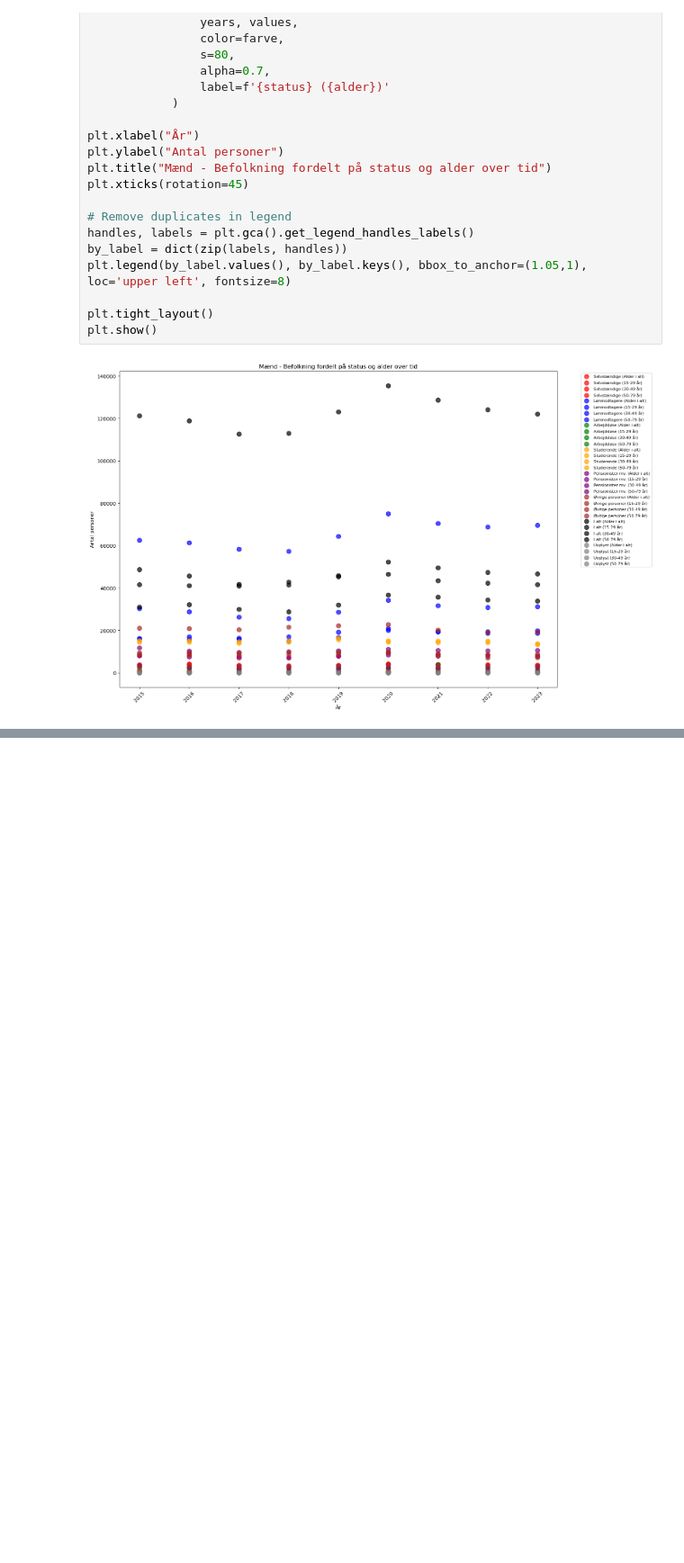
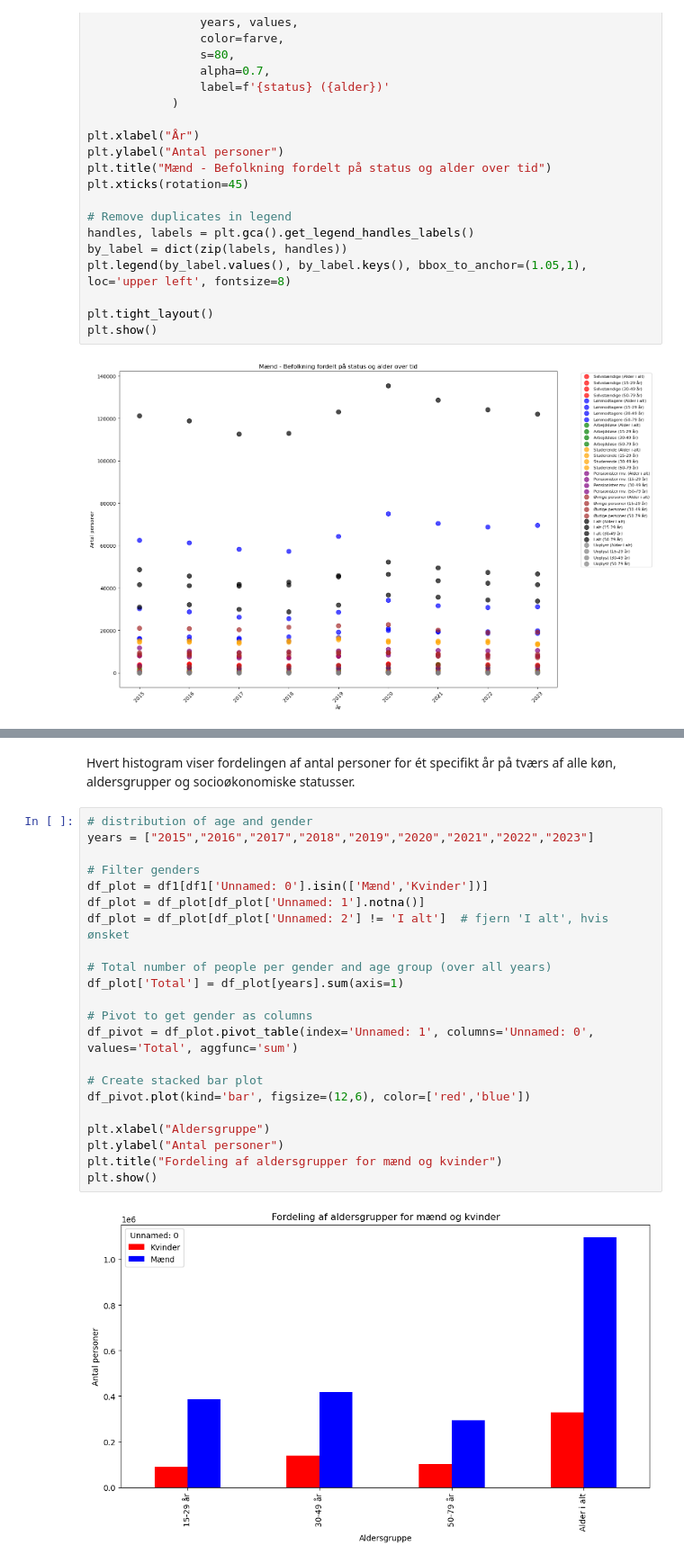
Before and after one commit to malouVich/Eksam-BI-Kriminalitetens-m-nstre-i-Danmark, a Jupyter notebook: Data/KriminalitetensMønstre.ipynb, the cells around one changed output, grey strips where cells are left out. Shown at 90% size. Drawn from its saved outputs; the diff is of its cells as text; blank space fills up the shorter version.

```diff
--- a/Data/KriminalitetensMønstre.ipynb
+++ b/Data/KriminalitetensMønstre.ipynb
@@ -264,0 +277,26 @@ plt.show()
+# %% [markdown]
+Hvert histogram viser fordelingen af antal personer for ét specifikt år på tværs af alle køn, aldersgrupper og socioøkonomiske statusser.
+# %%
+# distribution of age and gender
+years = ["2015","2016","2017","2018","2019","2020","2021","2022","2023"]
+
+# Filter genders
+df_plot = df1[df1['Unnamed: 0'].isin(['Mænd','Kvinder'])]
+df_plot = df_plot[df_plot['Unnamed: 1'].notna()]
+df_plot = df_plot[df_plot['Unnamed: 2'] != 'I alt']  # fjern 'I alt', hvis ønsket
+
+# Total number of people per gender and age group (over all years)
+df_plot['Total'] = df_plot[years].sum(axis=1)
+
+# Pivot to get gender as columns
+df_pivot = df_plot.pivot_table(index='Unnamed: 1', columns='Unnamed: 0', values='Total', aggfunc='sum')
+
+# Create stacked bar plot
+df_pivot.plot(kind='bar', figsize=(12,6), color=['red','blue'])
+
+plt.xlabel("Aldersgruppe")
+plt.ylabel("Antal personer")
+plt.title("Fordeling af aldersgrupper for mænd og kvinder")
+plt.show()
+# %% [output]
+[figure, added]
```
Also changed, not shown: parts of 10 cells of this notebook.
